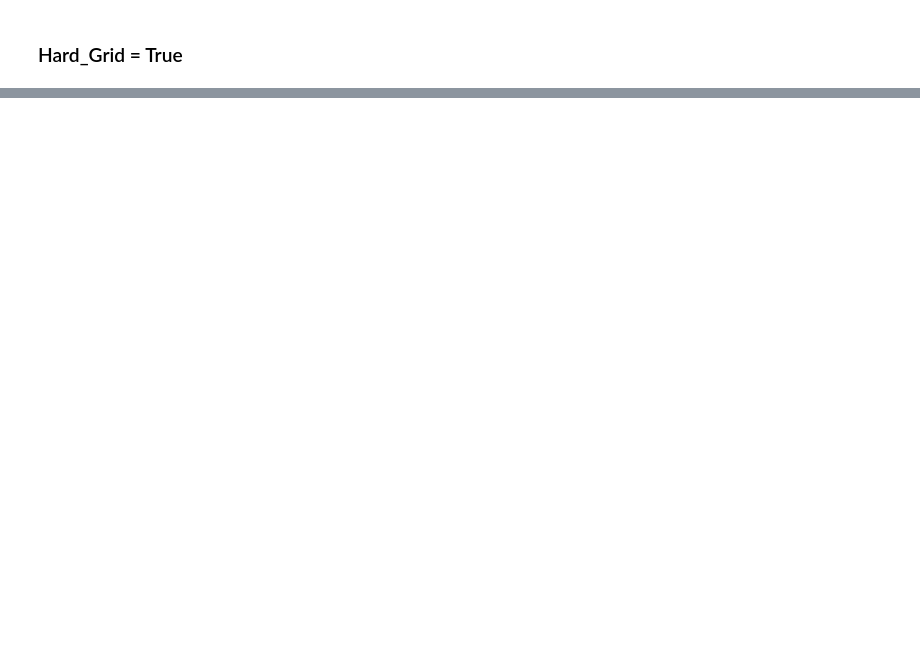
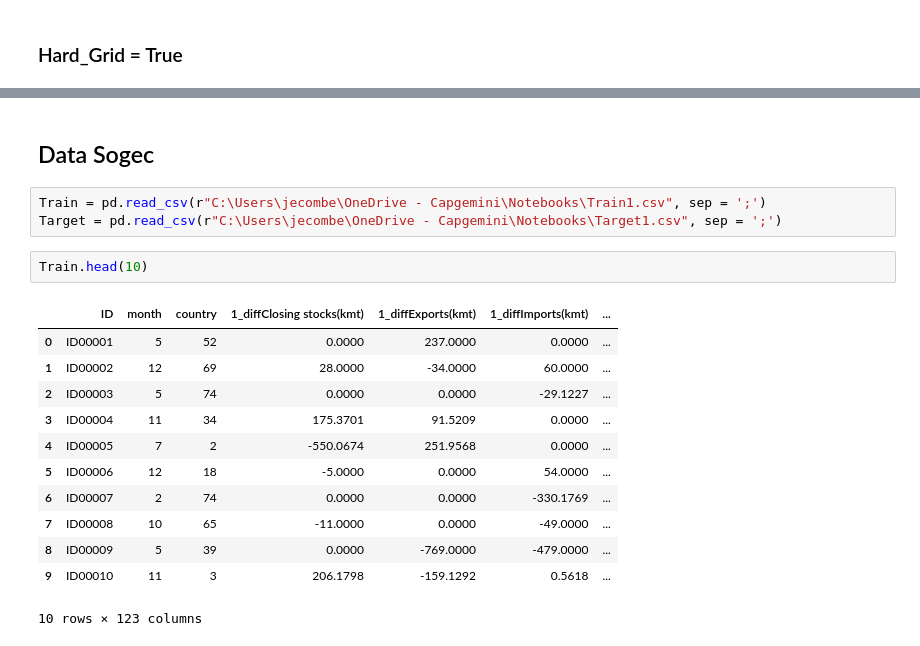
Before and after one commit to jeremycombe/Pipeline, a Jupyter notebook: Tests.ipynb, the cells around one changed output, grey strips where cells are left out. Drawn from its saved outputs; the diff is of its cells as text; blank space fills up the shorter version.

```diff
--- a/Tests.ipynb
+++ b/Tests.ipynb
@@ -607,0 +182,20 @@ clf.best_estim(type_esti='classifier',  # Type of estimator : classifier or regr
+# %% [markdown]
+## Data Sogec
+# %%
+Train = pd.read_csv(r"C:\Users\jecombe\OneDrive - Capgemini\Notebooks\Train1.csv", sep = ';')
+Target = pd.read_csv(r"C:\Users\jecombe\OneDrive - Capgemini\Notebooks\Target1.csv", sep = ';')
+# %%
+Train.head(10)
+# %% [output]
+|  | ID | month | country | 1_diffClosing stocks(kmt) | 1_diffExports(kmt) | 1_diffImports(kmt) | ... |
+| 0 | ID00001 | 5 | 52 | 0.0000 | 237.0000 | 0.0000 | ... |
+| 1 | ID00002 | 12 | 69 | 28.0000 | -34.0000 | 60.0000 | ... |
+| 2 | ID00003 | 5 | 74 | 0.0000 | 0.0000 | -29.1227 | ... |
+| 3 | ID00004 | 11 | 34 | 175.3701 | 91.5209 | 0.0000 | ... |
+| 4 | ID00005 | 7 | 2 | -550.0674 | 251.9568 | 0.0000 | ... |
+| 5 | ID00006 | 12 | 18 | -5.0000 | 0.0000 | 54.0000 | ... |
+| 6 | ID00007 | 2 | 74 | 0.0000 | 0.0000 | -330.1769 | ... |
+| 7 | ID00008 | 10 | 65 | -11.0000 | 0.0000 | -49.0000 | ... |
+| 8 | ID00009 | 5 | 39 | 0.0000 | -769.0000 | -479.0000 | ... |
+| 9 | ID00010 | 11 | 3 | 206.1798 | -159.1292 | 0.5618 | ... |
+10 rows × 123 columns
```
Also changed, not shown: parts of 18 cells of this notebook.
